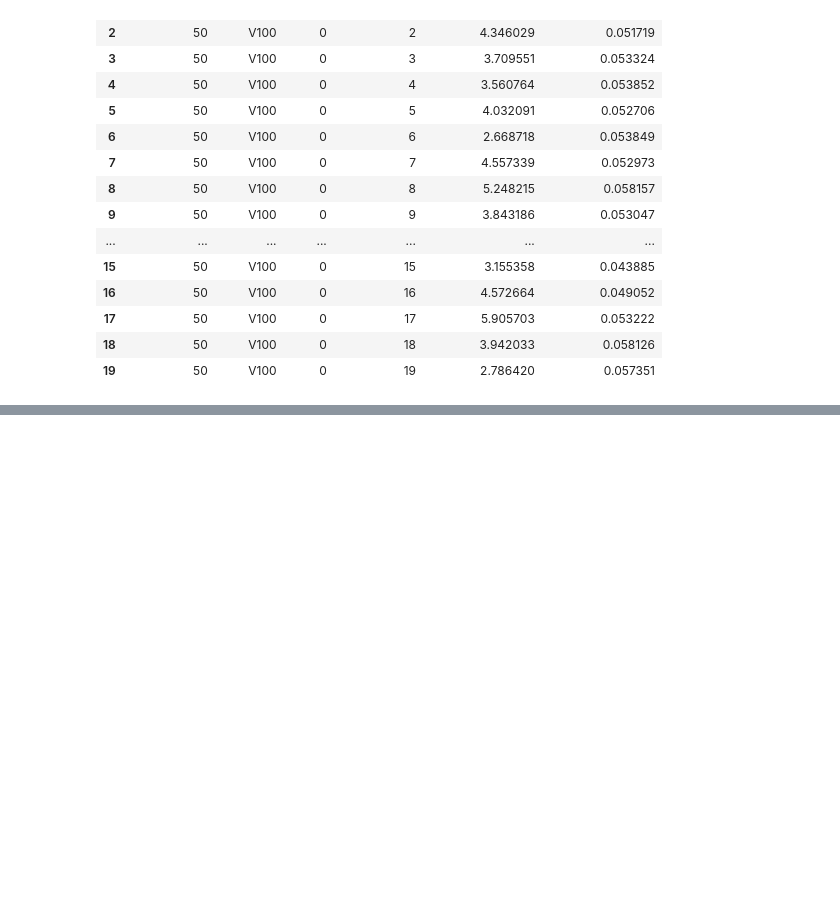
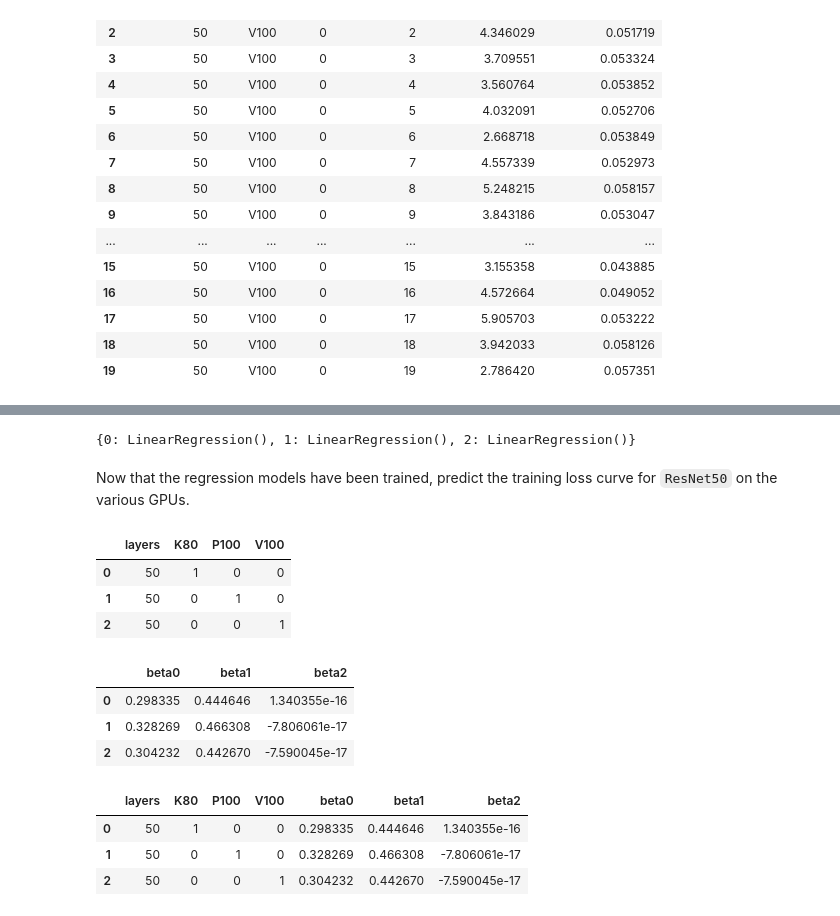
Before and after one commit to zach-lawless/coms6998-assignments, a Jupyter notebook: a4/ztl2103_coms6998_a4.ipynb, the cells around one changed output, grey strips where cells are left out. Saved outputs shown, nothing was run; the diff lists cells and outputs as text; code cells hidden in the pictures; blank space fills up the shorter version.

```diff
--- a/a4/ztl2103_coms6998_a4.ipynb
+++ b/a4/ztl2103_coms6998_a4.ipynb
@@ -982,0 +1102,50 @@ results_df.to_csv(f'q4_data/resnet{resnet_layers}_{hardware}.csv', index=False)
+# %%
+# fit models
+beta_models = {}
+for i in range(3):
+    reg = linear_model.LinearRegression()
+    X = df_beta[['layers', 'K80', 'P100', 'V100']].values
+    y = df_beta[[f'beta{i}']].values
+    reg.fit(X, y)
+    beta_models[i] = reg
+beta_models
+# %% [output]
+{0: LinearRegression(), 1: LinearRegression(), 2: LinearRegression()}
+# %% [markdown]
+Now that the regression models have been trained, predict the training loss curve for `ResNet50` on the various GPUs.
+# %%
+df_predict = pd.DataFrame({
+    'layers': 50,
+    'K80': [1, 0, 0],
+    'P100': [0, 1, 0],
+    'V100': [0, 0, 1],
+})
+
+df_predict
+# %% [output]
+|  | layers | K80 | P100 | V100 |
+| 0 | 50 | 1 | 0 | 0 |
+| 1 | 50 | 0 | 1 | 0 |
+| 2 | 50 | 0 | 0 | 1 |
+# %%
+pred_betas = {}
+for i in range(3):
+    reg = beta_models[i]
+    X = df_predict.values
+    y_pred = reg.predict(X)
+    pred_betas[f'beta{i}'] = y_pred.reshape(1, -1).tolist()[0]
+df_pred_betas = pd.DataFrame(pred_betas)
+df_pred_betas
+# %% [output]
+|  | beta0 | beta1 | beta2 |
+| 0 | 0.298335 | 0.444646 | 1.340355e-16 |
+| 1 | 0.328269 | 0.466308 | -7.806061e-17 |
+| 2 | 0.304232 | 0.442670 | -7.590045e-17 |
+# %%
+df_predict_w_betas = pd.concat([df_predict, df_pred_betas], axis=1)
+df_predict_w_betas
+# %% [output]
+|  | layers | K80 | P100 | V100 | beta0 | beta1 | beta2 |
+| 0 | 50 | 1 | 0 | 0 | 0.298335 | 0.444646 | 1.340355e-16 |
+| 1 | 50 | 0 | 1 | 0 | 0.328269 | 0.466308 | -7.806061e-17 |
+| 2 | 50 | 0 | 0 | 1 | 0.304232 | 0.442670 | -7.590045e-17 |
```
Also changed, not shown: parts of 25 cells of this notebook, 2 other files.
